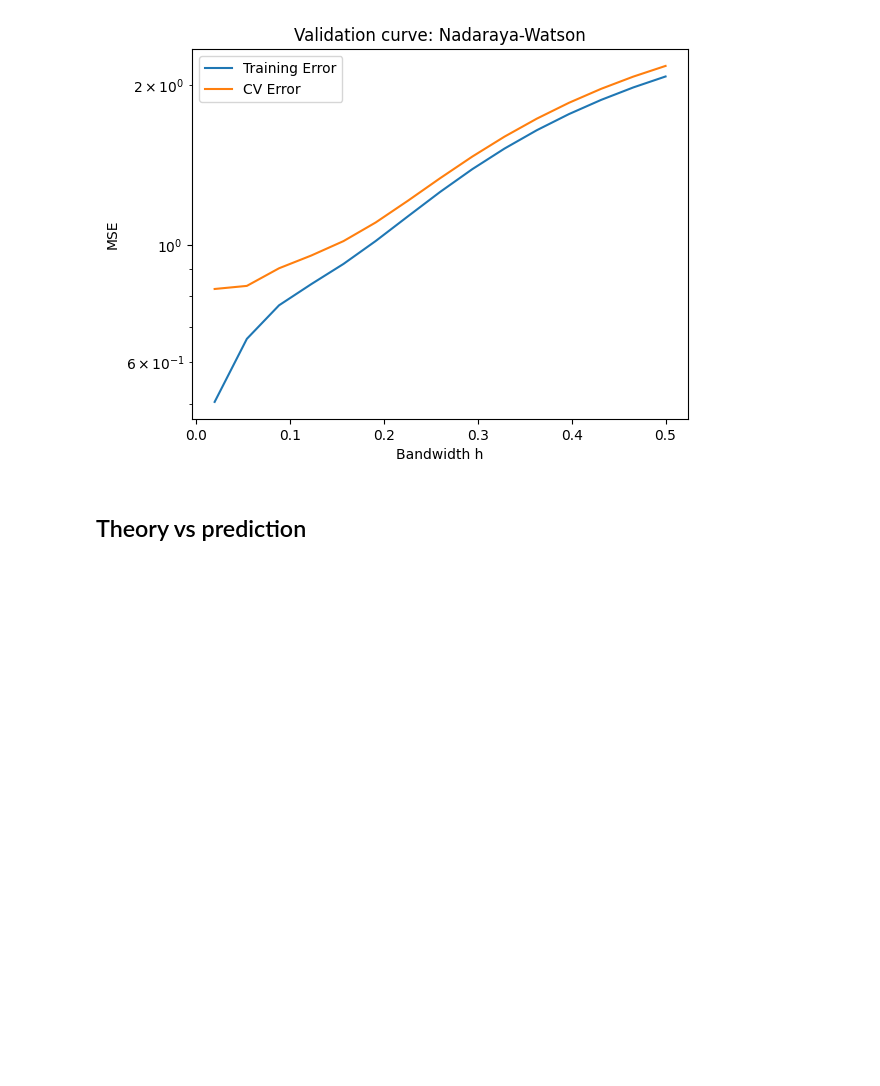
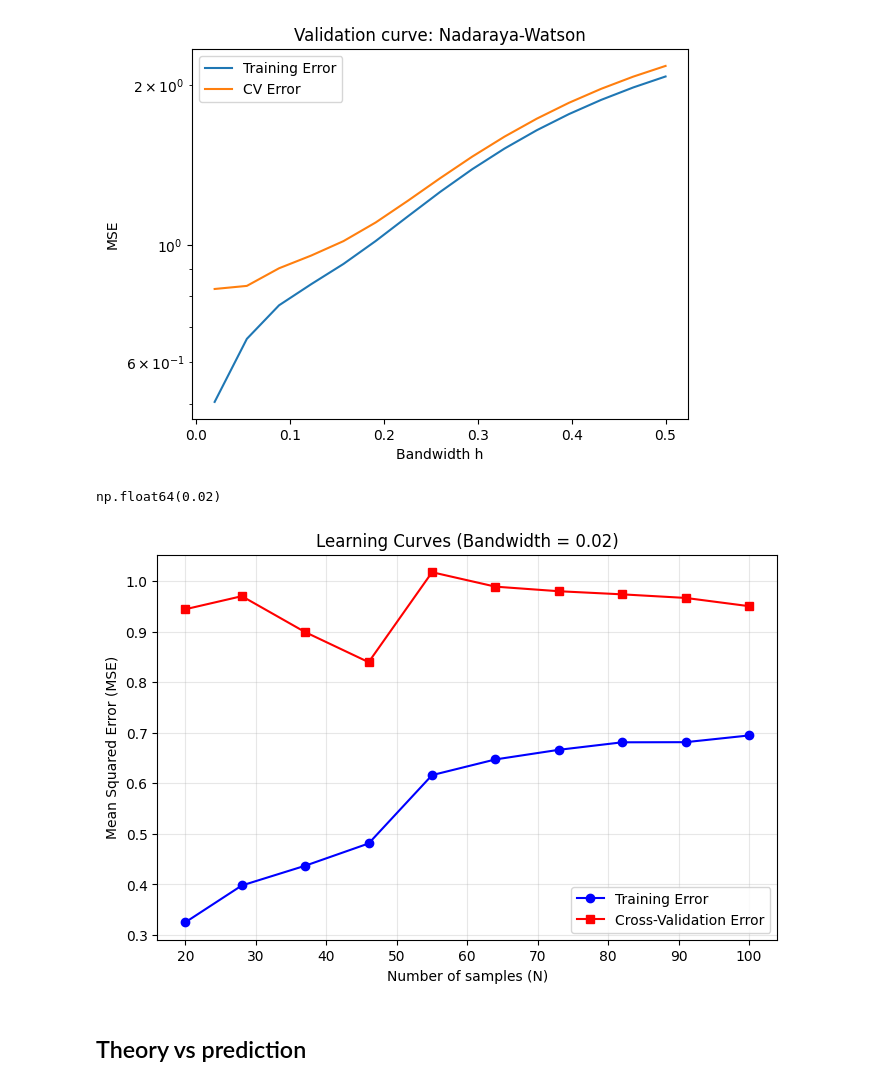
Before and after one commit to anna-tresoldi/astrostatistics_bicocca_2026, a Jupyter notebook: working/L17_SNdistances.ipynb, the cells around one changed output. Drawn from its saved outputs; the diff is of its cells as text; code cells hidden in the pictures; blank space fills up the shorter version.

```diff
--- a/working/L17_SNdistances.ipynb
+++ b/working/L17_SNdistances.ipynb
@@ -477,6 +533,60 @@ Text(0.5, 1.0, 'Validation curve: Nadaraya-Watson')
 [figure]
 # %%
 best_bw = h_range[np.argmin(cv_errors_kernel)]
+# %%
+best_bw
+# %% [output]
+np.float64(0.02)
+# %%
+
+# 2. Definiamo i campionamenti (da 20 dati fino al totale)
+N_sizes = np.linspace(20, len(z_sample), 10, dtype=int)
+lc_train_err = []
+lc_cv_err = []
+
+# Setup della Cross-Validation
+kf_lc = KFold(n_splits=5, shuffle=True, random_state=42)
+
+for N in N_sizes:
+    # Usiamo solo i primi N dati del dataset (già mischiato o casuale)
+    z_sub = z_sample[:N]
+    mu_sub = mu_sample[:N]
+    dmu_sub = dmu[:N]
+    # Se hai errori sulle y, ricordati di fare lo slicing anche di sigma_mu[:N]
+
+    t_err_fold = []
+    v_err_fold = []
+
+
+    X_resh = z_sub[:, np.newaxis]
+    for train_idx, val_idx in kf_lc.split(X_resh):
+        X_train, X_val = X_resh[train_idx], X_resh[val_idx]
+        y_train, y_val = mu_sub[train_idx], mu_sub[val_idx]
+        err_train, err_val = dmu_sub[train_idx], dmu_sub[val_idx]
+        # Fit del modello
+        model = NadarayaWatson('gaussian', bw=best_bw)
+        model.fit(X_train, y_train, err_train)
+        # ensure kernel bandwidth is set (astroML uses `h`)
+        model.h = best_bw# Calcolo errore (MSE)
+        t_err_fold.append(np.sqrt(np.sum((y_train - model.predict(X_train)) ** 2) / len(y_train))) #mean_squared_error(y_train, model.predict(X_train)))
+        v_err_fold.append(np.sqrt(np.sum((y_val - model.predict(X_val)) ** 2) / len(y_val)))
+
+    # Salviamo la media degli errori per questa dimensione N
+    lc_train_err.append(np.mean(t_err_fold))
+    lc_cv_err.append(np.mean(v_err_fold))
+
+# 3. Plot delle Learning Curves
+plt.figure(figsize=(8, 5))
+plt.plot(N_sizes, lc_train_err, 'o-', label='Training Error', color='blue')
+plt.plot(N_sizes, lc_cv_err, 's-', label='Cross-Validation Error', color='red')
+plt.xlabel('Number of samples (N)')
+plt.ylabel('Mean Squared Error (MSE)')
+plt.title(f'Learning Curves (Bandwidth = {best_bw})')
+plt.legend()
+plt.grid(True, alpha=0.3)
+plt.show()
+# %% [output]
+[figure, added]
 # %% [markdown]
 ## Theory vs prediction
 # %%
```
Also changed, not shown: parts of 6 cells of this notebook.
